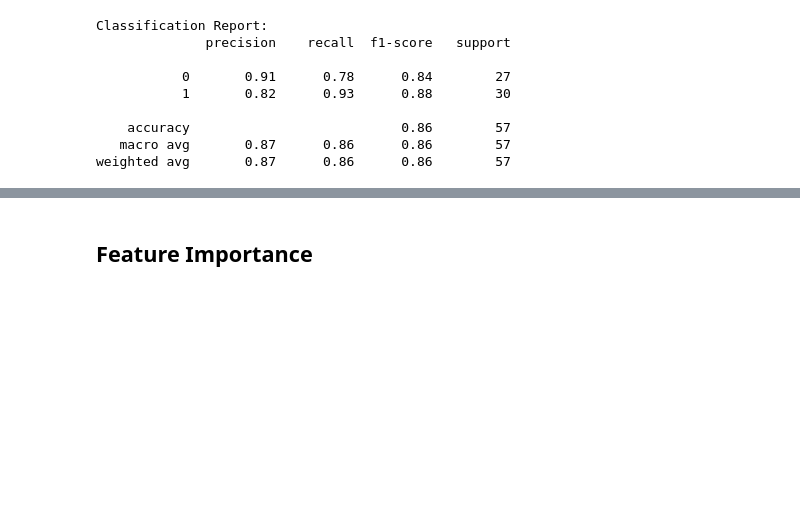
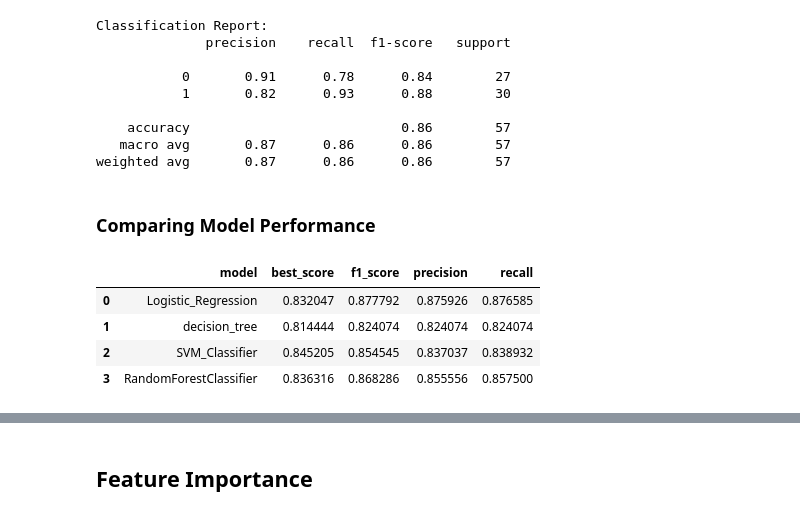
Before and after one commit to Tika26/Project-4, a Jupyter notebook: heartattack.ipynb, the cells around one changed output, grey strips where cells are left out. Drawn from its saved outputs; the diff is of its cells as text; code cells hidden in the pictures; blank space fills up the shorter version.

```diff
--- a/heartattack.ipynb
+++ b/heartattack.ipynb
@@ -659,3 +698,14 @@ Classification Report:
     accuracy                           0.86        57
    macro avg       0.87      0.86      0.86        57
 weighted avg       0.87      0.86      0.86        57
+# %% [markdown]
+### Comparing Model Performance
+# %%
+performance_df = pd.DataFrame(model_score)
+performance_df
+# %% [output]
+|  | model | best_score | f1_score | precision | recall |
+| 0 | Logistic_Regression | 0.832047 | 0.877792 | 0.875926 | 0.876585 |
+| 1 | decision_tree | 0.814444 | 0.824074 | 0.824074 | 0.824074 |
+| 2 | SVM_Classifier | 0.845205 | 0.854545 | 0.837037 | 0.838932 |
+| 3 | RandomForestClassifier | 0.836316 | 0.868286 | 0.855556 | 0.857500 |
```
Also changed, not shown: parts of 18 cells of this notebook.
